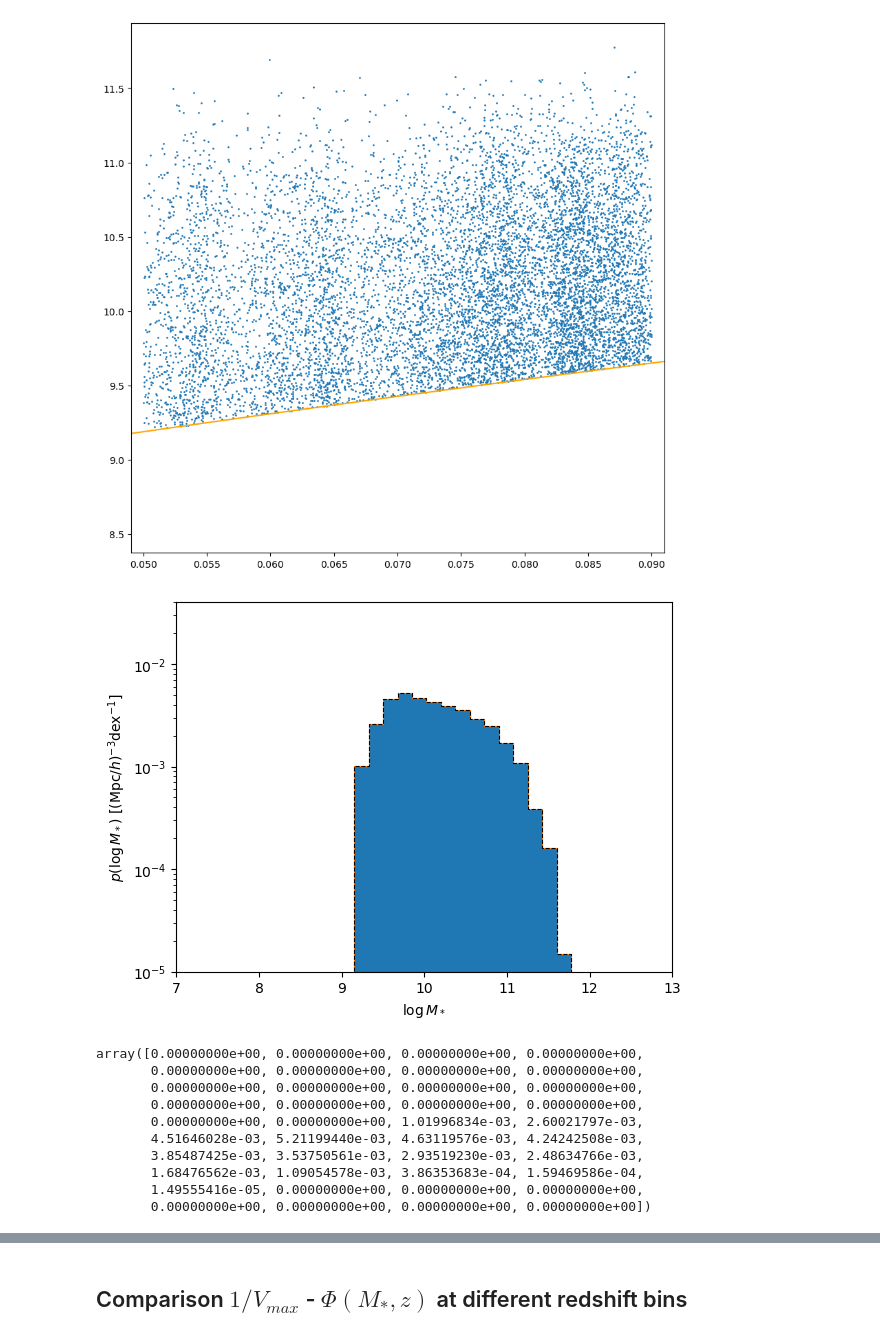
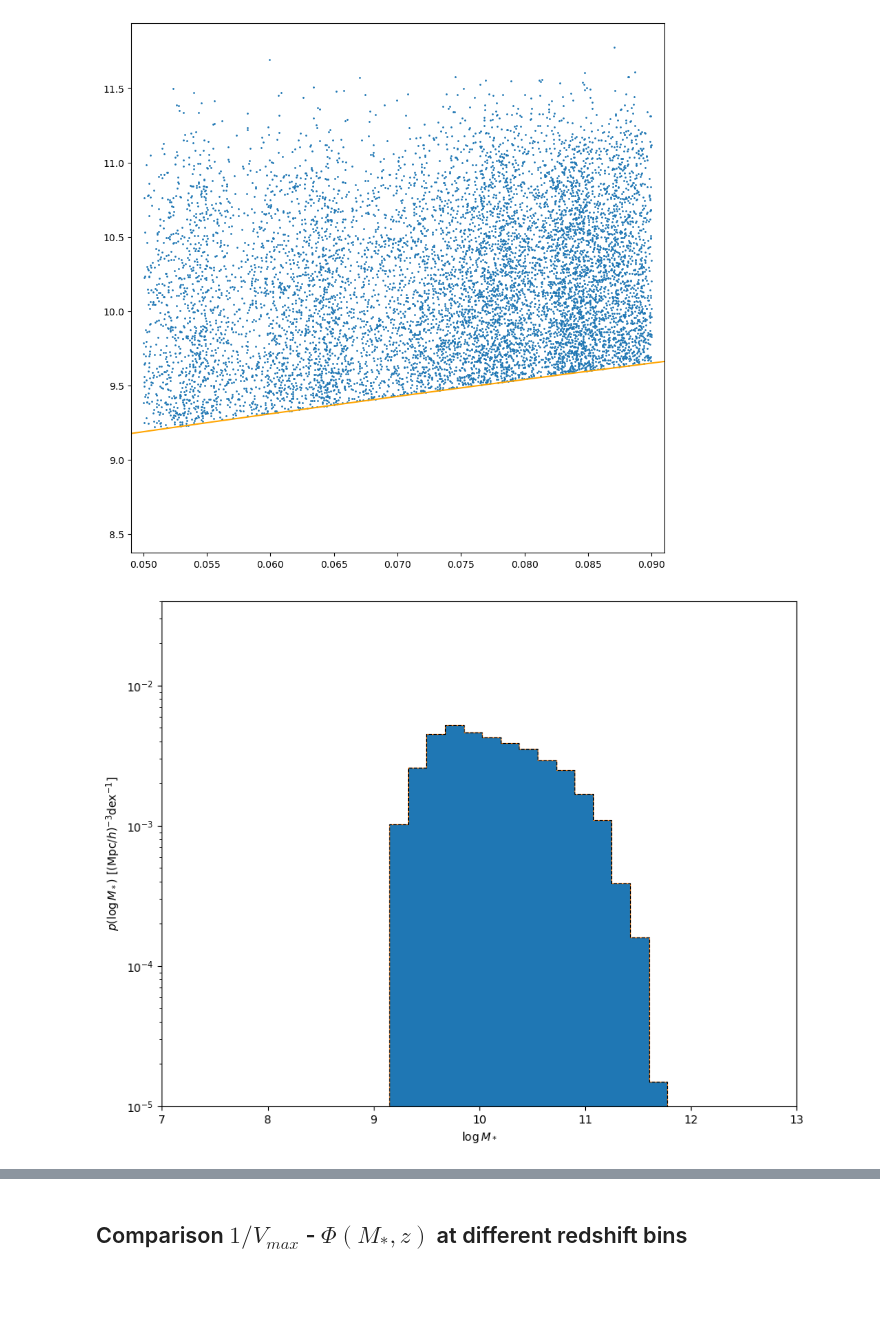
Before and after one commit to fedehope/zSMF, a Jupyter notebook: nb/test.ipynb, the cells around one changed output, grey strips where cells are left out. Saved outputs shown, nothing was run; the diff lists cells and outputs as text; code cells hidden in the pictures; blank space fills up the shorter version.

Commit message:
testing histograms

```diff
--- a/nb/test.ipynb
+++ b/nb/test.ipynb
@@ -14,7 +14,7 @@ from VMaxDensity import VmaxDensity
 from ZSchechterModel import ZSchechterModel
 # %%
 bgs = BGS('BGS_ANY_full.provabgs.lite.hdf5', is_bgs_bright=True)
-emcee_file = FileEmcee(z_dependence=True, bin_test=True, info_file='0.01_0.4')
+emcee_file = FileEmcee(z_dependence=True, bin_test=True, info_file='0.01_0.2')
 emcee_run = EmceeRun(emcee_file)
 # %%
 emcee_run.set_best_params(discard=150)
@@ -41,21 +41,13 @@ plt.xlim(z.min()-0.001, z.max()+0.001)
 # %%
 h, b = np.histogram(x_median, range=(6.,13.), weights=(w_spec/vmax), bins=40)
 # %%
+plt.figure(figsize=(10,8))
 plt.hist(x_median, range=(6., 13.), weights=(w_spec/vmax), bins=40)
 plotter.plot_vmax_hist(h, b, h, b)
+# plt.plot(np.repeat(9.15, 100), np.linspace(-1000, +1000, 100))
+# plt.plot(np.repeat(9.32, 100), np.linspace(-1000, +1000, 100))
+# plt.plot(np.repeat(9.21, 100), np.linspace(-1000, +1000, 100))
+plt.yscale('log')
 plt.show()
 # %% [output]
-[figure, old version]
+[figure, new version]
-# %%
-h
-# %% [output]
-array([0.00000000e+00, 0.00000000e+00, 0.00000000e+00, 0.00000000e+00,
-       0.00000000e+00, 0.00000000e+00, 0.00000000e+00, 0.00000000e+00,
-       0.00000000e+00, 0.00000000e+00, 0.00000000e+00, 0.00000000e+00,
-       0.00000000e+00, 0.00000000e+00, 0.00000000e+00, 0.00000000e+00,
-       0.00000000e+00, 0.00000000e+00, 1.01996834e-03, 2.60021797e-03,
-       4.51646028e-03, 5.21199440e-03, 4.63119576e-03, 4.24242508e-03,
-       3.85487425e-03, 3.53750561e-03, 2.93519230e-03, 2.48634766e-03,
-       1.68476562e-03, 1.09054578e-03, 3.86353683e-04, 1.59469586e-04,
-       1.49555416e-05, 0.00000000e+00, 0.00000000e+00, 0.00000000e+00,
-       0.00000000e+00, 0.00000000e+00, 0.00000000e+00, 0.00000000e+00])
```
Also changed, not shown: parts of 4 cells of this notebook.
